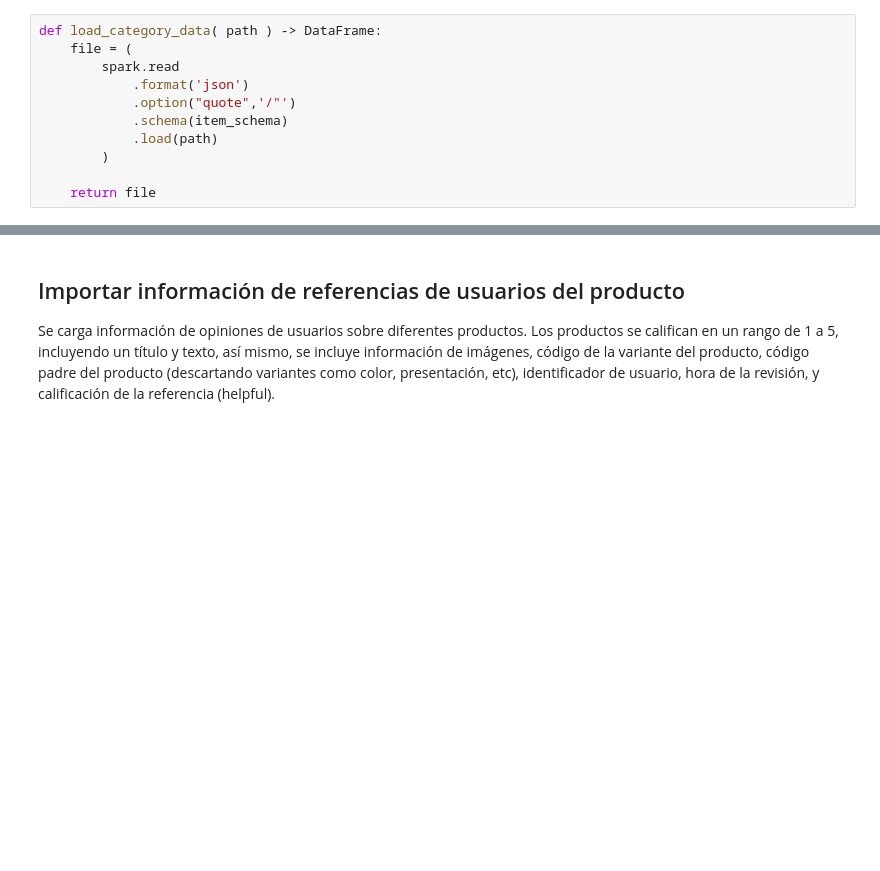
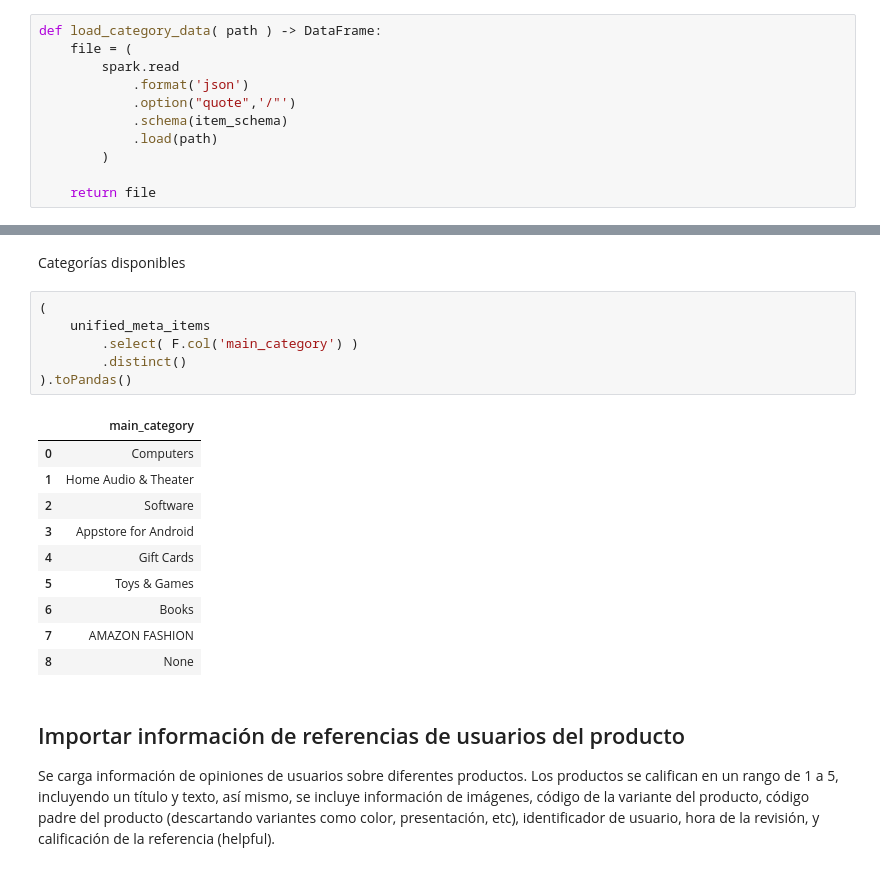
Before and after one commit to UIdealist/products-viability-analysis, a Jupyter notebook: analyze_item_metadata.ipynb, the cells around one changed output, grey strips where cells are left out. Drawn from its saved outputs; the diff is of its cells as text; blank space fills up the shorter version.

```diff
--- a/analyze_item_metadata.ipynb
+++ b/analyze_item_metadata.ipynb
@@ -94,3 +213,22 @@ unified_meta_items[['parent_asin']].distinct().count()
+# %% [markdown]
+Categorías disponibles
+# %%
+(
+    unified_meta_items
+        .select( F.col('main_category') )
+        .distinct()
+).toPandas()
+# %% [output]
+|  | main_category |
+| 0 | Computers |
+| 1 | Home Audio & Theater |
+| 2 | Software |
+| 3 | Appstore for Android |
+| 4 | Gift Cards |
+| 5 | Toys & Games |
+| 6 | Books |
+| 7 | AMAZON FASHION |
+| 8 | None |
 # %% [markdown]
 ## Importar información de referencias de usuarios del producto
 Se carga información de opiniones de usuarios sobre diferentes productos. Los productos se califican en un rango de 1 a 5, incluyendo un título y texto, así mismo, se incluye información de imágenes, código de la variante del producto, código padre del producto (descartando variantes como color, presentación, etc), identificador de usuario, hora de la revisión, y calificación de la referencia (helpful).
```
Also changed, not shown: parts of 76 cells of this notebook, 24 other files.
